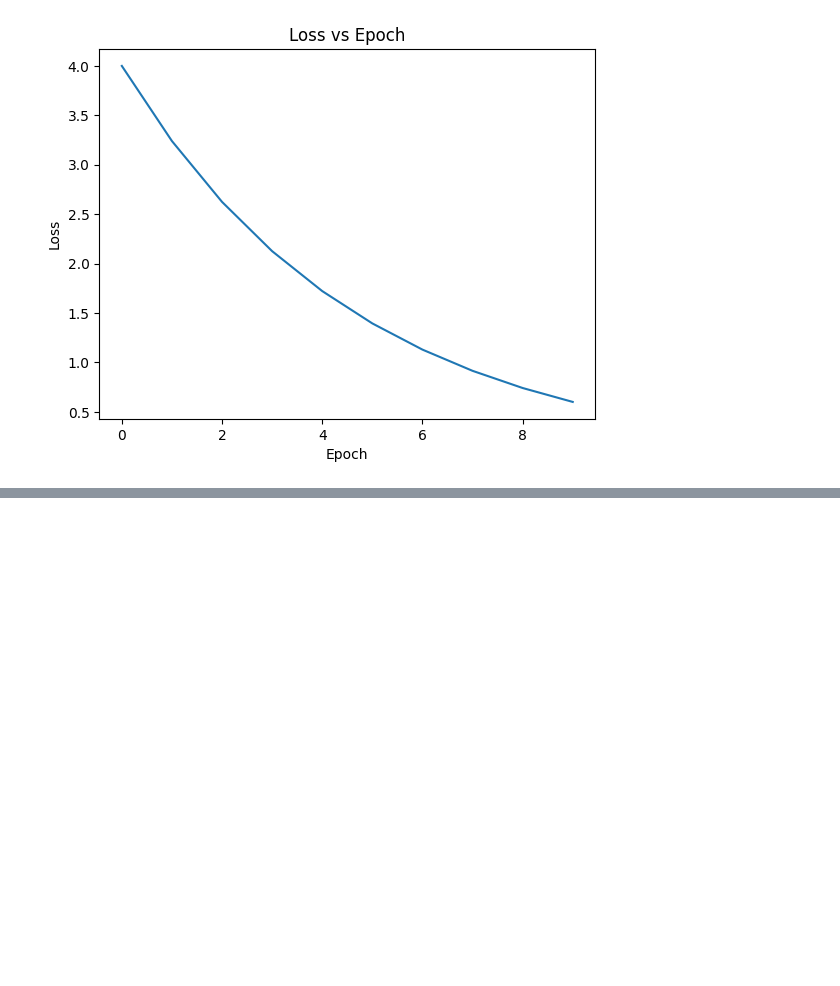
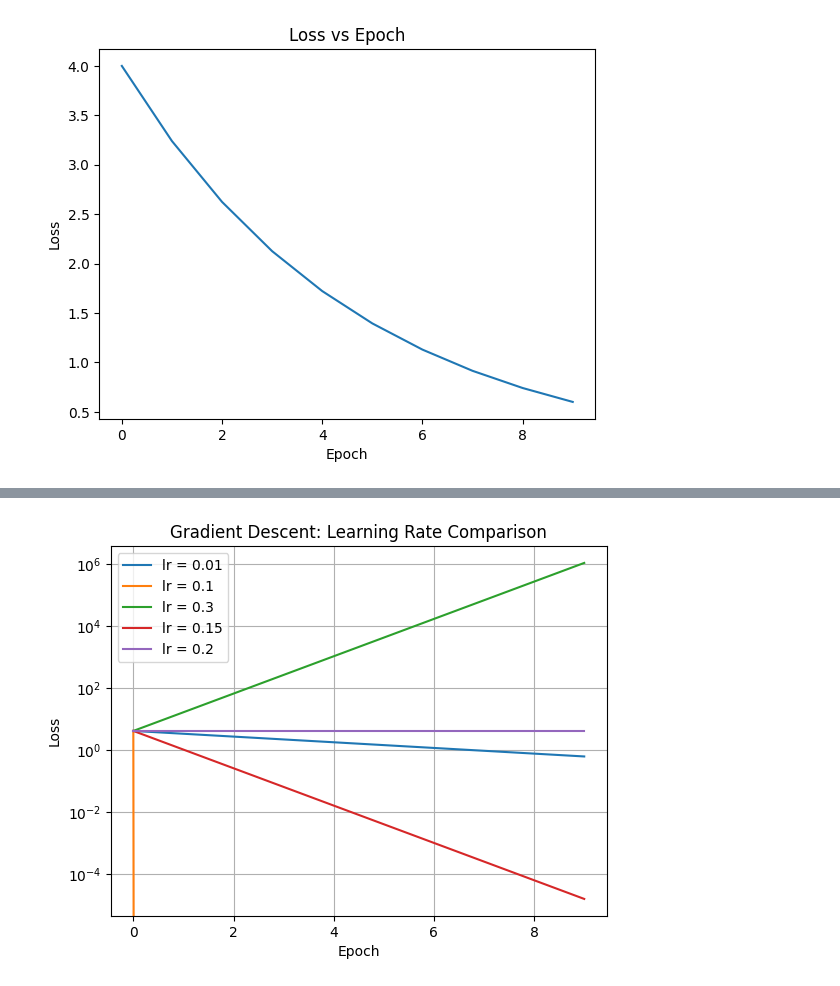
Before and after one commit to LohithReddyPoreddy/Project-MONARCH, a Jupyter notebook: Neuron_Lab.ipynb, the cells around one changed output, grey strips where cells are left out. Drawn from its saved outputs; the diff is of its cells as text; code cells hidden in the pictures; blank space fills up the shorter version.

Commit message:
Experiment 5 with multiple learning rates loss plot

```diff
--- a/Neuron_Lab.ipynb
+++ b/Neuron_Lab.ipynb
@@ -328,0 +335,31 @@ plt.show()
+# %%
+
+learning_rates = [0.01, 0.1, 0.3, 0.15, 0.2]
+all_loss_history = {}
+for lr in learning_rates:
+    print("Learning Rate:", lr)
+    w = 3
+    x = 2
+    b = 1
+    y = 5
+    loss_history = []
+    for epoch in range(10):
+        z = w * x + b
+        l = (z - y) ** 2
+
+        dw = 2 * (z - y) * x
+        db = 2 * (z - y)
+
+        w = w - lr * dw
+        b = b - lr * db
+
+        e = z - y
+
+        loss_history.append(l)
+
+        print("Epoch:", epoch, "Prediction:", z, "Error:", e, "Loss:", l)
+
+    print("------------------------")
+    all_loss_history[lr] = loss_history
+    print("Loss History for lr : ", lr, " : ", all_loss_history[lr])
+print("Loss History :", all_loss_history)
@@ -328,0 +384,15 @@ plt.show()
+# %%
+import matplotlib.pyplot as plt
+
+for lr in learning_rates:
+    plt.plot(range(10), all_loss_history[lr], label=f"lr = {lr}")
+
+plt.xlabel("Epoch")
+plt.ylabel("Loss")
+plt.yscale("log")
+plt.title("Gradient Descent: Learning Rate Comparison")
+plt.legend()
+plt.grid(True)
+plt.show()
+# %% [output]
+[figure, added]
```
Also changed, not shown: parts of 2 cells of this notebook.
